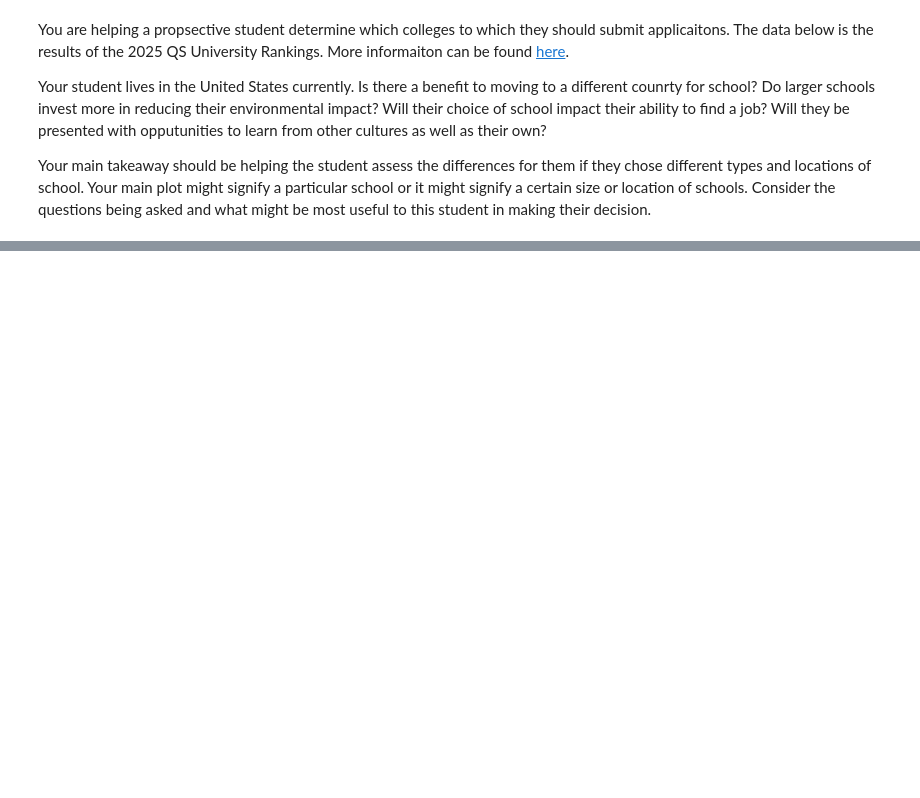
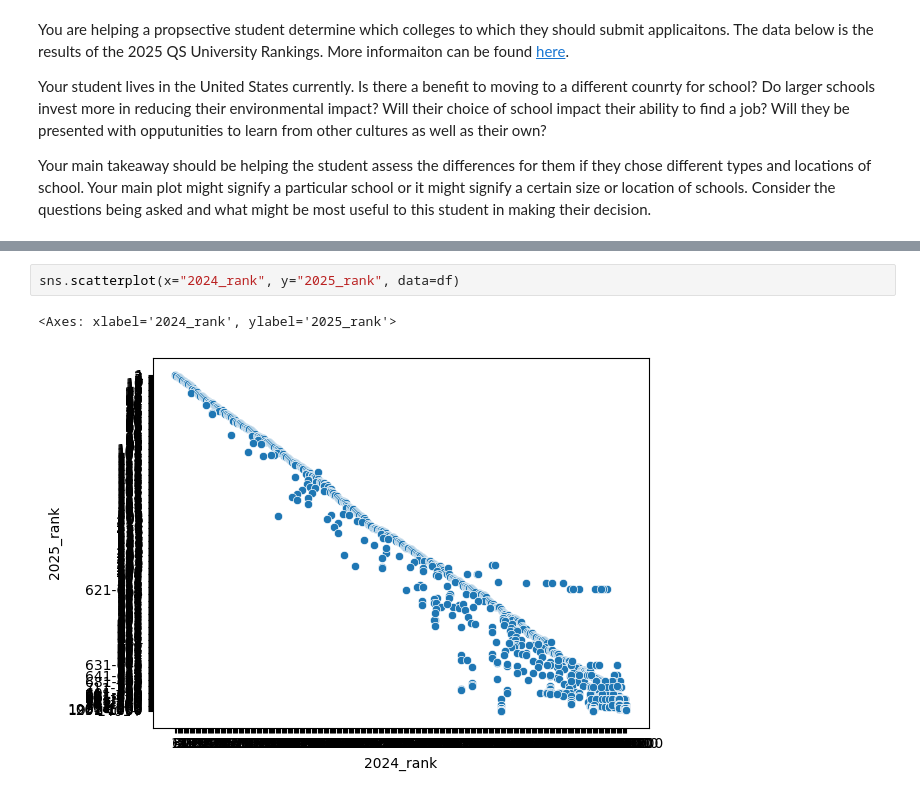
Before and after one commit to thezachdrake/UMD-INST760-Summer2024, a Jupyter notebook: notebooks/sstaub.ipynb, the cells around one changed output, grey strips where cells are left out. Saved outputs shown, nothing was run; the diff lists cells and outputs as text; blank space fills up the shorter version.

```diff
--- a/notebooks/sstaub.ipynb
+++ b/notebooks/sstaub.ipynb
@@ -32,0 +41,5 @@ df
+# %%
+sns.scatterplot(x="2024_rank", y="2025_rank", data=df)
+# %% [output]
+<Axes: xlabel='2024_rank', ylabel='2025_rank'>
+[figure, added]
```
Also changed, not shown: parts of 7 cells of this notebook.
